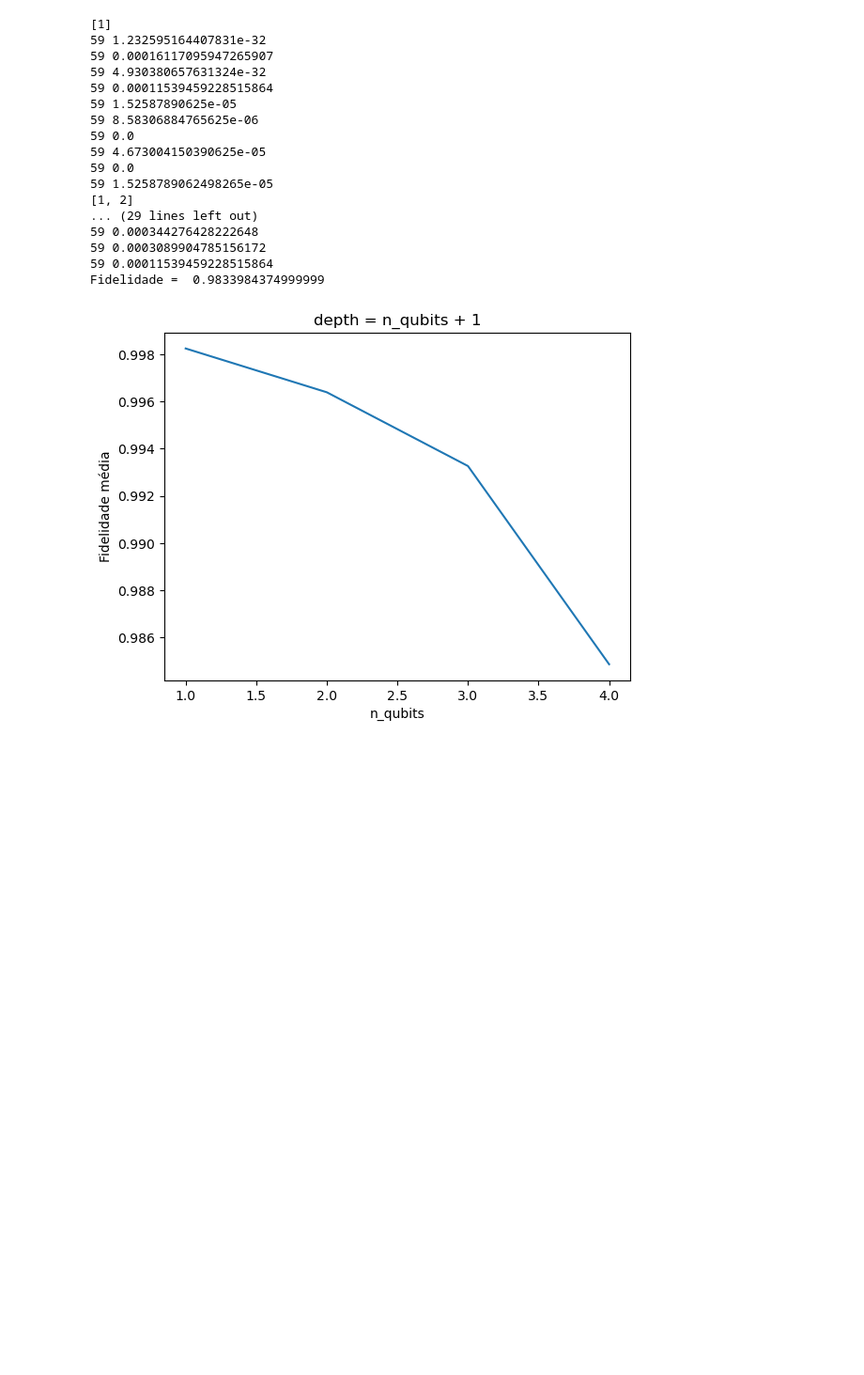
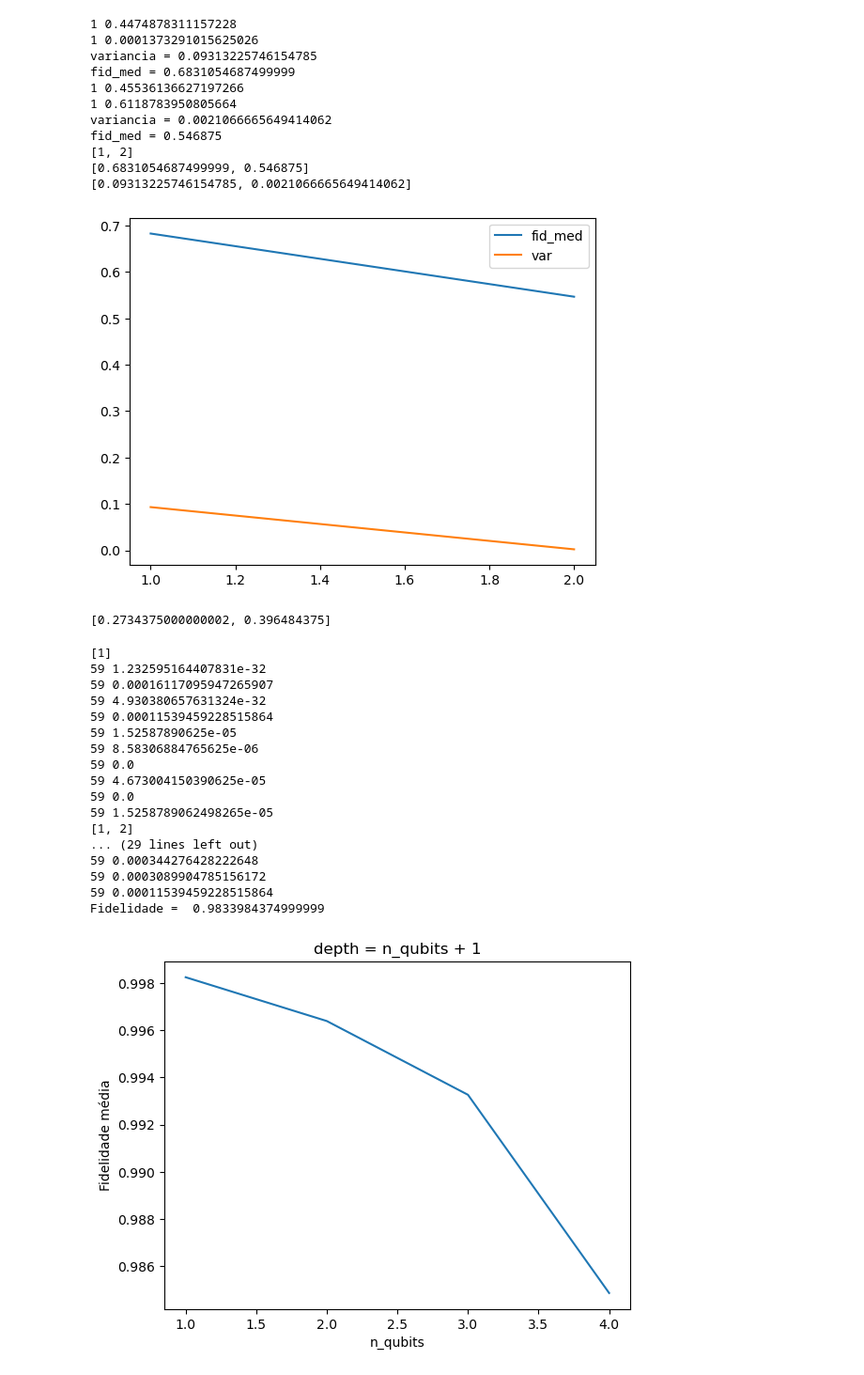
Before and after one commit to SchultzVV/Qiskit, a Jupyter notebook: Run_new.ipynb, the cells around one changed output. Shown at 94% size. Cells and saved outputs as stored; diff of their text form; code cells hidden in the pictures; blank space fills up the shorter version.

Commit message:
treinando e anotando as fidelidades em run_new.ipynb

```diff
--- a/Run_new.ipynb
+++ b/Run_new.ipynb
@@ -10,3 +61,79 @@ from tools import *
+# %%
+n = 100
+n_qubits = 4
+fidelidades = []
+for i in range(0, n):
+    circuit, params = vqa(n_qubits)
+    target_vector, target_op = init_state_rsvg(n_qubits)
+    best_params, f = train(60, circuit, params, target_op)
+    fidelidades.append(f[-1])
+    with open('Fidelidades_nqb-4.pkl', 'wb') as a:
+        pickle.dump(fidelidades, a)
+
+os.system("shutdown now -h")
+# %%
+import pennylane as qml
+import matplotlib.pyplot as plt
+import numpy as np
+from tools import *
+import sys
+import pickle
+#n_qubits = 1
+n = 2
+x = []
+y1 = []
+y2 = []
+
+
+for n_qubits in range(1, 3):
+
+    fidelidades = []
+    fid_med = 0
+
+    for i in range(0, n):
+        circuit, params = vqa(n_qubits)
+        target_vector, target_op = init_state_rsvg(n_qubits)
+        best_params, f = train(2, circuit, params, target_op)
+        fidelidades.append(f[-1])
+        with open('Fidelidades_nqb-4.pkl', 'wb') as a:
+            pickle.dump(fidelidades, a)
+        fid_med += f[-1]
+
+    fid_med = fid_med/n
+    var = np.var(fidelidades)
+    x.append(n_qubits)
+    y1.append(fid_med)
+    y2.append(var)
+
+    print(f'variancia = {np.var(fidelidades)}')
+    print(f'fid_med = {fid_med}')
+
+print(x)
+print(y1)
+print(y2)
+plt.plot(x, y1, label='fid_med')
+plt.plot(x, y2, label='var', linestyle="-")
+plt.legend()
+plt.show()
+# %% [output]
+1 0.4474878311157228
+1 0.0001373291015625026
+variancia = 0.09313225746154785
+fid_med = 0.6831054687499999
+1 0.45536136627197266
+1 0.6118783950805664
+variancia = 0.0021066665649414062
+fid_med = 0.546875
+[1, 2]
+[0.6831054687499999, 0.546875]
+[0.09313225746154785, 0.0021066665649414062]
+[figure, added]
+# %%
+with open('Fidelidades_nqb-4.pkl', 'rb') as f:
+    mynewlist = pickle.load(f)
+mynewlist
+# %% [output]
+[0.2734375000000002, 0.396484375]
 # %%
 
 
```
Also changed, not shown: parts of 5 cells of this notebook, 7 other files.
